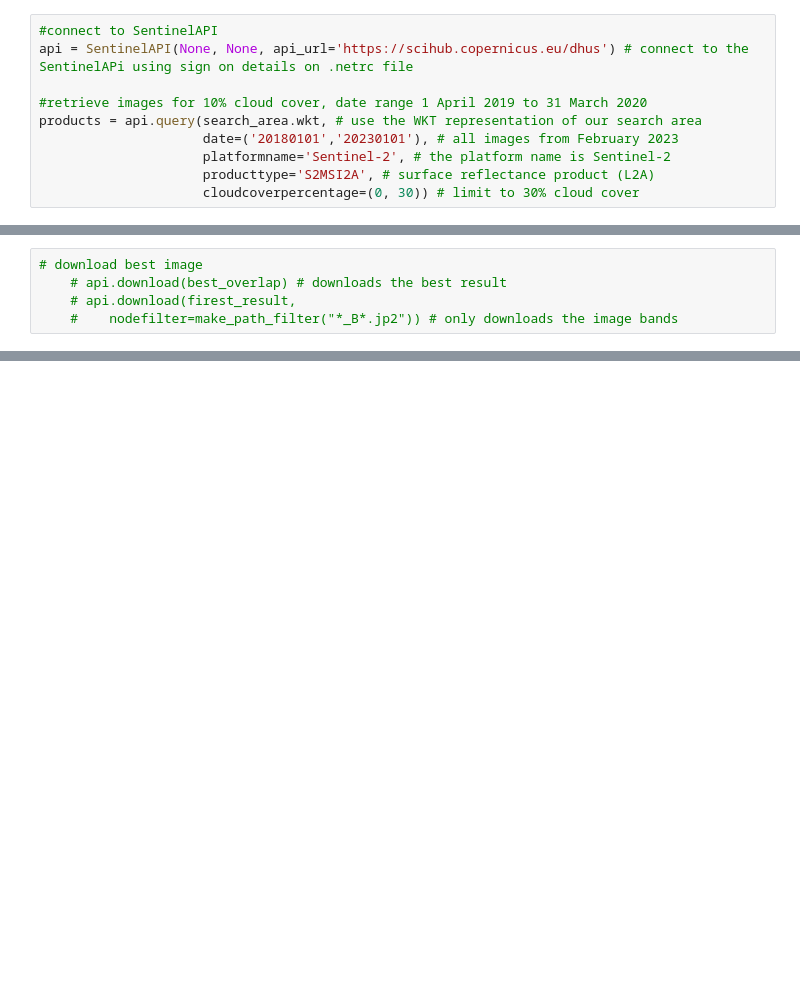
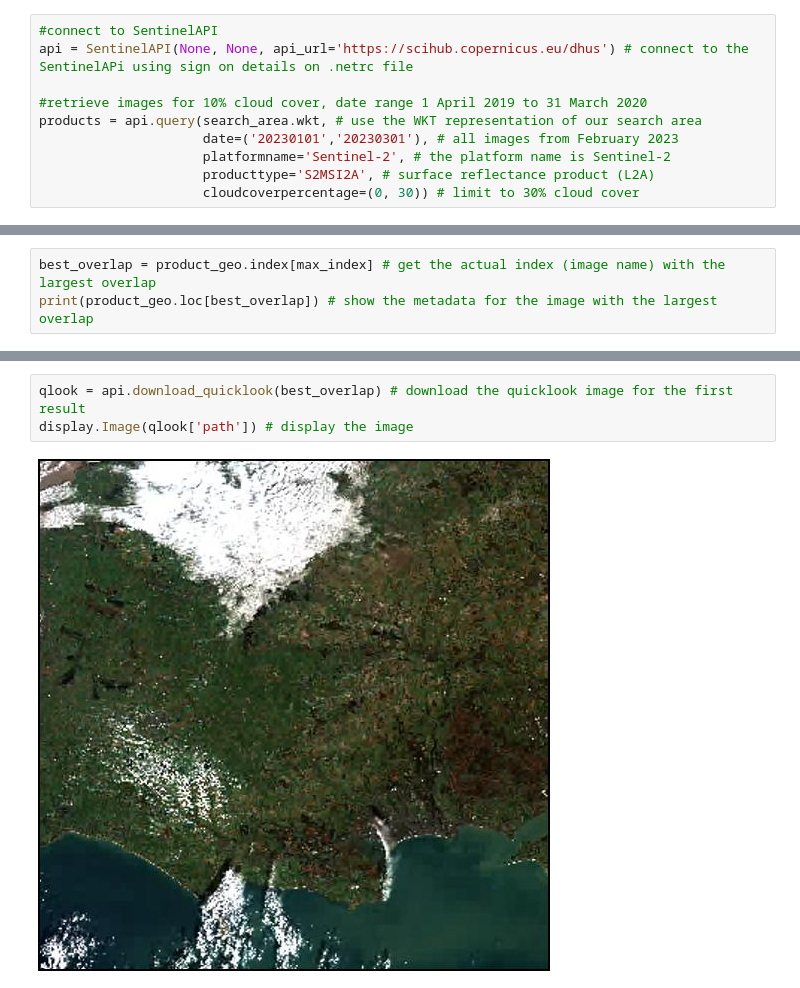
Before and after one commit to CharmsN/waterdemand, a Jupyter notebook: Landsat_image_selection.ipynb, the cells around one changed output, grey strips where cells are left out. Drawn from its saved outputs; the diff is of its cells as text; blank space fills up the shorter version.

```diff
--- a/Landsat_image_selection.ipynb
+++ b/Landsat_image_selection.ipynb
@@ -40,7 +43,7 @@ api = SentinelAPI(None, None, api_url='https://scihub.copernicus.eu/dhus') # con
 
 #retrieve images for 10% cloud cover, date range 1 April 2019 to 31 March 2020
 products = api.query(search_area.wkt, # use the WKT representation of our search area
-                     date=('20180101','20230101'), # all images from February 2023
+                     date=('20230101','20230301'), # all images from February 2023
                      platformname='Sentinel-2', # the platform name is Sentinel-2
                      producttype='S2MSI2A', # surface reflectance product (L2A)
                      cloudcoverpercentage=(0, 30)) # limit to 30% cloud cover
@@ -83,5 +94,3 @@ img.save('data_files/img.png')
 # %%
-# download best image
-    # api.download(best_overlap) # downloads the best result
-    # api.download(firest_result,
-    #    nodefilter=make_path_filter("*_B*.jp2")) # only downloads the image bands
+best_overlap = product_geo.index[max_index] # get the actual index (image name) with the largest overlap
+print(product_geo.loc[best_overlap]) # show the metadata for the image with the largest overlap
@@ -87,0 +115,5 @@ img.save('data_files/img.png')
+# %%
+qlook = api.download_quicklook(best_overlap) # download the quicklook image for the first result
+display.Image(qlook['path']) # display the image
+# %% [output]
+[figure, added]
```
Also changed, not shown: parts of 8 cells of this notebook.
